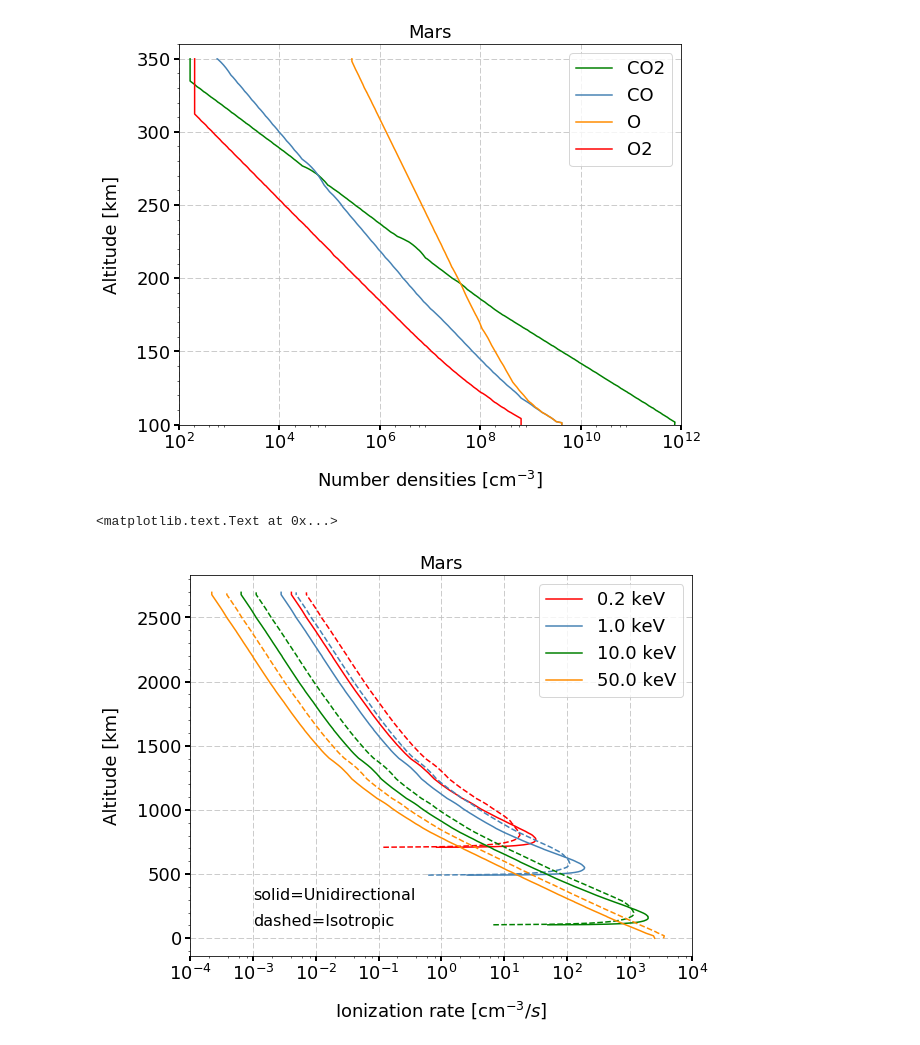
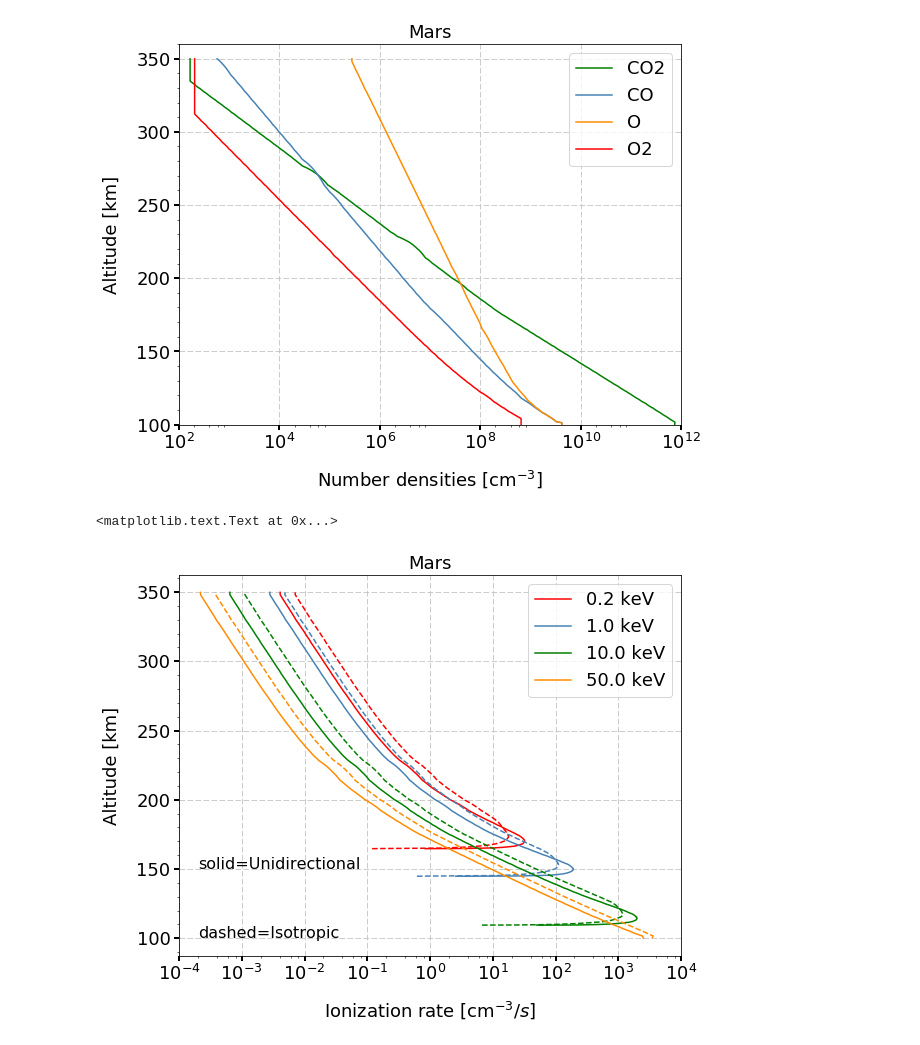
Before and after one commit to lzhadid/Ionosphere-Course, a Jupyter notebook: Task3_IonizationRate/ElectronEnergy_Deposition.ipynb, the cells around one changed output. Saved outputs shown, nothing was run; the diff lists cells and outputs as text; code cells hidden in the pictures.

```diff
--- a/Task3_IonizationRate/ElectronEnergy_Deposition.ipynb
+++ b/Task3_IonizationRate/ElectronEnergy_Deposition.ipynb
@@ -134,8 +134,8 @@ F=1e8 #cm-2s-1
 
 i=0
 for E in Ep:
-    IonRate_Uni=Ionization_Rate(df_NRL,E,s, EnDissip_fct_Uni,Tot_n,delta_E,F)
-    IonRate_iso=Ionization_Rate(df_NRL,E,s, EnDissip_fct_Iso,Tot_n,delta_E,F)
+    IonRate_Uni=Ionization_Rate(df_NRL,df_NRL.index,E,s, EnDissip_fct_Uni,Tot_n,delta_E,F)
+    IonRate_iso=Ionization_Rate(df_NRL,df_NRL.index,E,s, EnDissip_fct_Iso,Tot_n,delta_E,F)
     plt.plot(IonRate_Uni[0],IonRate_Uni[1], label=str(E*1e-3) +" keV",color=c[i])
     plt.plot(IonRate_iso[0],IonRate_iso[1],linestyle='--',color=c[i], label='_nolegend_')
     plt.semilogx()
@@ -180,7 +180,7 @@ plt_axis(18, grid=True)
 Tot_n_Venus=df_Venus0["O"]*16+df_Venus0["O2"]*32+df_Venus0["CO"]*28+df_Venus0["CO2"]*44
 
 y=Tot_n_Venus
-x=df_Venus0.index
+x=df_Venus0['alt']
 
 A, K = fit_exp_linear(x,y)
 Tot_n_Venus_fit=A*np.exp(x*K)
@@ -191,11 +191,10 @@ c=['red', 'steelblue','green','darkorange']
 s=Scaterring_Depth(df_Venus0.index, Tot_n_Venus)
 delta_E=35 #eV
 F=1e8 #cm-2s-1
-
 i=0
 for E in Ep:
-    IonRate_Uni=Ionization_Rate(df_Venus0,E,s, EnDissip_fct_Uni,Tot_n_Venus_fit,delta_E,F)
-    IonRate_iso=Ionization_Rate(df_Venus0,E,s, EnDissip_fct_Iso,Tot_n_Venus_fit,delta_E,F)
+    IonRate_Uni=Ionization_Rate(df_Venus0,df_Venus0['alt'],E,s, EnDissip_fct_Uni,Tot_n_Venus_fit,delta_E,F)
+    IonRate_iso=Ionization_Rate(df_Venus0,df_Venus0['alt'],E,s, EnDissip_fct_Iso,Tot_n_Venus_fit,delta_E,F)
     plt.plot(IonRate_Uni[0],IonRate_Uni[1], label=str(E*1e-3) +" keV",color=c[i])
     plt.plot(IonRate_iso[0],IonRate_iso[1],linestyle='--',label='_nolegend_',color=c[i])
     plt.semilogx()
@@ -204,9 +203,10 @@ for E in Ep:
     plt.title("Venus")
     plt.legend(fontsize=18)
     plt_axis(18, grid=True)
-    plt.ylim(5,100)
+    #plt.ylim(5,100)
     i+=1
-plt.text(1e-1,30,"solid=Unidirectional", fontsize=16)
-plt.text(1e-1,20,"dashed=Isotropic", fontsize=16)
+
+plt.text(1e-2,140,"solid=Unidirectional", fontsize=16)
+plt.text(1e-2,120,"dashed=Isotropic", fontsize=16)
 # %% [output]
 <matplotlib.text.Text at 0x...>
@@ -236,30 +236,30 @@ plt_axis(18, grid=True)
 # %%
 Tot_n_Mars=df_Mars["O"]*16+df_Mars["O2"]*32+df_Mars["CO"]*28+df_Mars["CO2"]*44
 
 Ep=[200, 1000, 10000, 50000]
 c=['red', 'steelblue','green','darkorange']
 
 s=Scaterring_Depth(df_Mars.index, Tot_n_Mars)
 delta_E=35 #eV
 F=1e8 #cm-2s-1
 
 i=0
 for E in Ep:
-    IonRate_Uni=Ionization_Rate(df_Mars,E,s, EnDissip_fct_Uni,Tot_n_Mars,delta_E,F)
-    IonRate_iso=Ionization_Rate(df_Mars,E,s, EnDissip_fct_Iso,Tot_n_Mars,delta_E,F)
+    IonRate_Uni=Ionization_Rate(df_Mars,df_Mars['alt'],E,s, EnDissip_fct_Uni,Tot_n_Mars,delta_E,F)
+    IonRate_iso=Ionization_Rate(df_Mars,df_Mars['alt'],E,s, EnDissip_fct_Iso,Tot_n_Mars,delta_E,F)
     plt.plot(IonRate_Uni[0],IonRate_Uni[1], label=str(E*1e-3) +" keV",color=c[i])
     plt.plot(IonRate_iso[0],IonRate_iso[1],linestyle='--', label="_nolegend_",color=c[i])
     plt.semilogx()
     plt.xlim(1e-4,1e4)
     plt.ylabel('Altitude [km]')
     plt.xlabel('Ionization rate [cm' r'$^{-3}/s]$')
     plt.title('Mars')
     plt.legend(fontsize=18)
     plt_axis(18, grid=True)
     i+=1
 
-plt.text(1e-3,300,"solid=Unidirectional", fontsize=16)
-plt.text(1e-3,100,"dashed=Isotropic", fontsize=16)
+plt.text(2e-4,150,"solid=Unidirectional", fontsize=16)
+plt.text(2e-4,100,"dashed=Isotropic", fontsize=16)
 # %% [output]
 <matplotlib.text.Text at 0x...>
-[figure, old version]
+[figure, new version]
```
Also changed, not shown: parts of 1 cell of this notebook.
